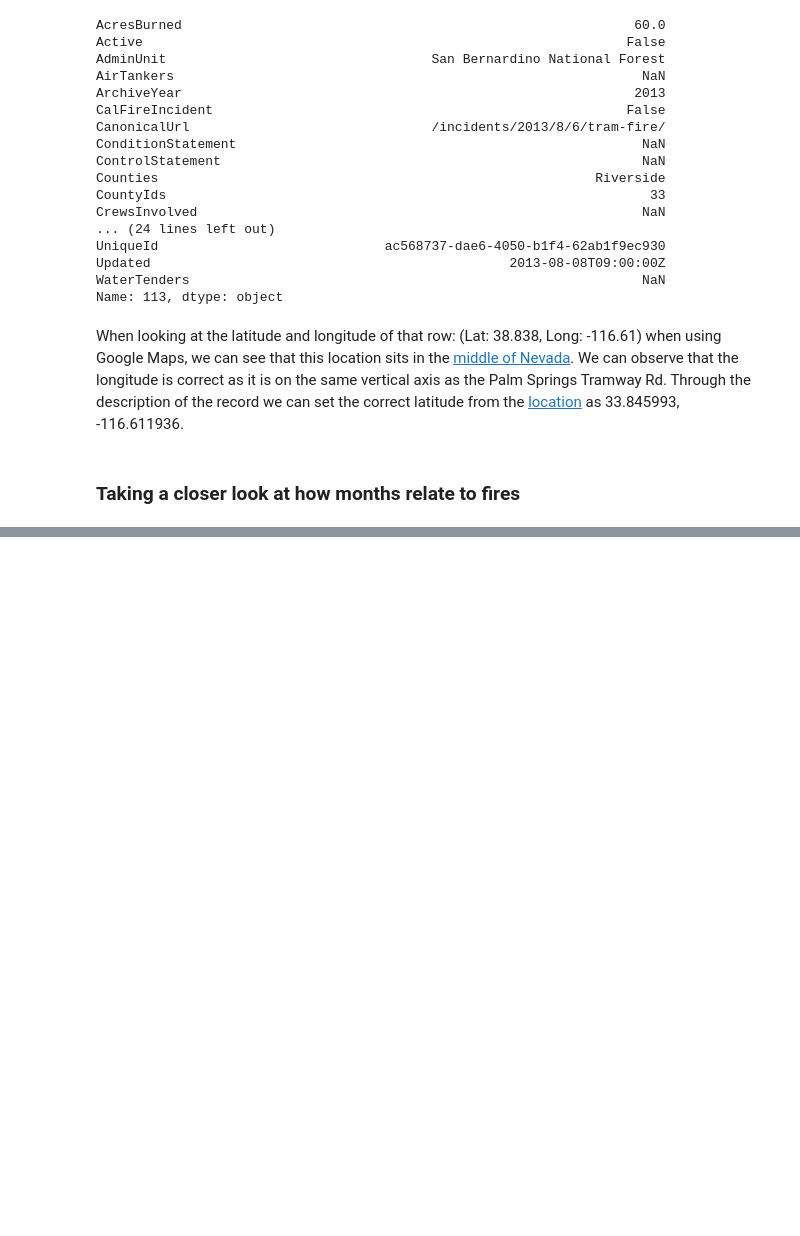
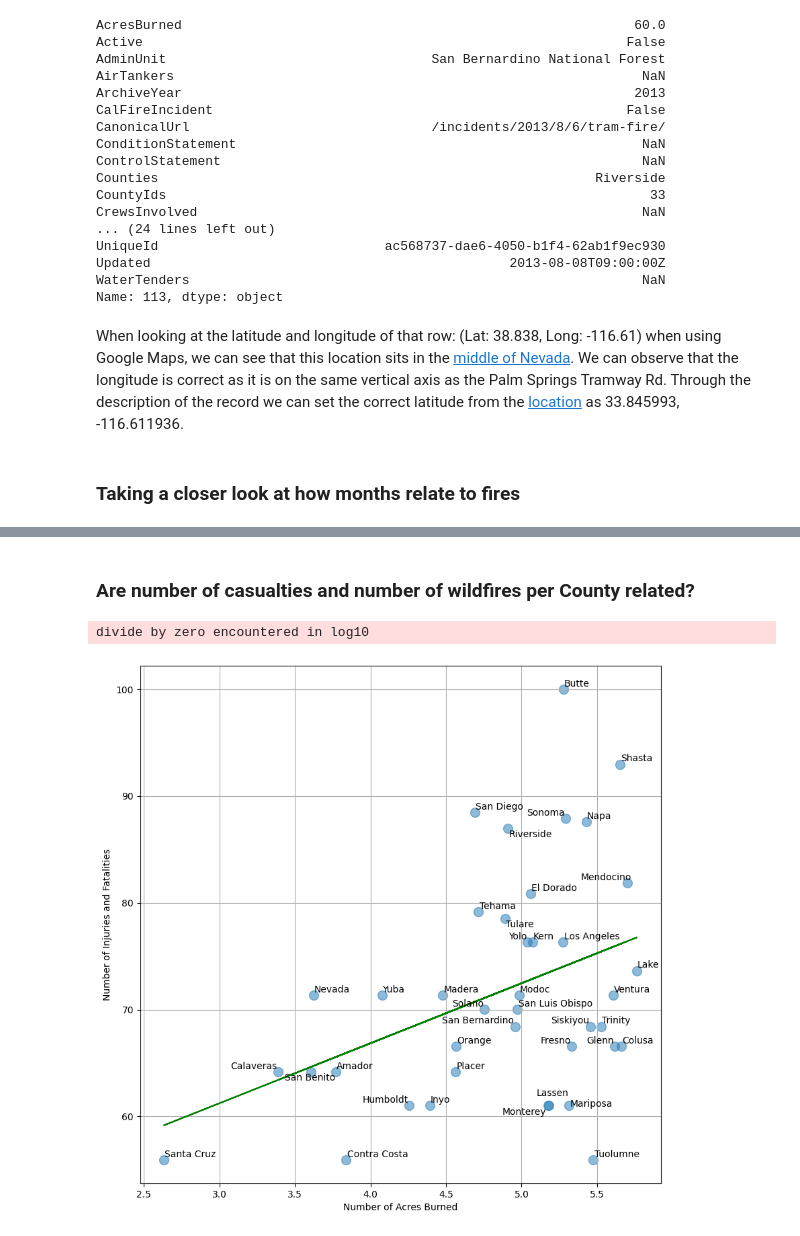
Before and after one commit to okaynils/fhnw-ds-gdv, a Jupyter notebook: wildfires.ipynb, the cells around one changed output, grey strips where cells are left out. Cells and saved outputs as stored; diff of their text form; code cells hidden in the pictures; blank space fills up the shorter version.

```diff
--- a/wildfires.ipynb
+++ b/wildfires.ipynb
@@ -216,0 +213,40 @@ plt.show()
+# %% [markdown]
+### Are number of casualties and number of wildfires per County related?
+# %%
+# Group number of wildfires per county
+county_counts = np.log10(df_select.groupby('Counties')['AcresBurned'].sum())
+
+# Group number of injuries and fatalities per county
+incidents = np.power(df_select.groupby('Counties')['Injuries'].sum() + df_select.groupby('Counties')['Fatalities'].sum(), 1/8)
+
+# scale incidents
+incidents = incidents / incidents.max() * 100
+
+# remove counties with no incidents
+county_counts = county_counts[incidents > 0]
+incidents = incidents[incidents > 0]
+
+from adjustText import adjust_text
+
+# Create a scatter plot of number of wildfires per county vs. number of injuries and fatalities per county
+fig, ax = plt.subplots(figsize=(10, 10))
+ax.scatter(x=county_counts, y=incidents, s=100, alpha=0.5)
+ax.set_xlabel('Number of Acres Burned')
+ax.set_ylabel('Number of Injuries and Fatalities')
+
+# Add regression line
+z = np.polyfit(county_counts, incidents, 1)
+p = np.poly1d(z)
+plt.plot(county_counts, p(county_counts), "g")
+
+
+# Add labels of each county to scatters
+texts = [plt.text(county_counts[i], incidents[i], txt, fontsize=10) for i, txt in enumerate(county_counts.index)]
+adjust_text(texts)
+
+plt.grid(True, zorder=1)
+
+plt.show()
+# %% [output]
+divide by zero encountered in log10
+[figure, added]
```
Also changed, not shown: parts of 6 cells of this notebook.
